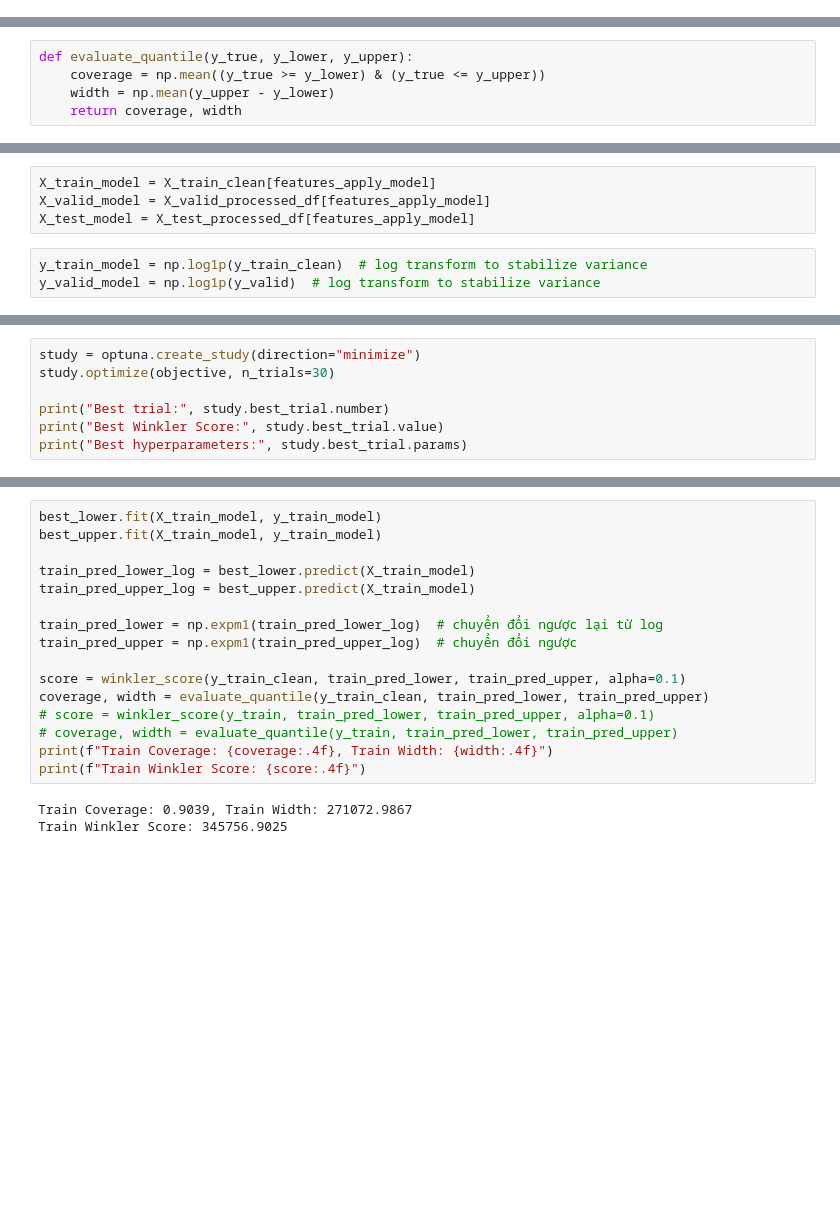
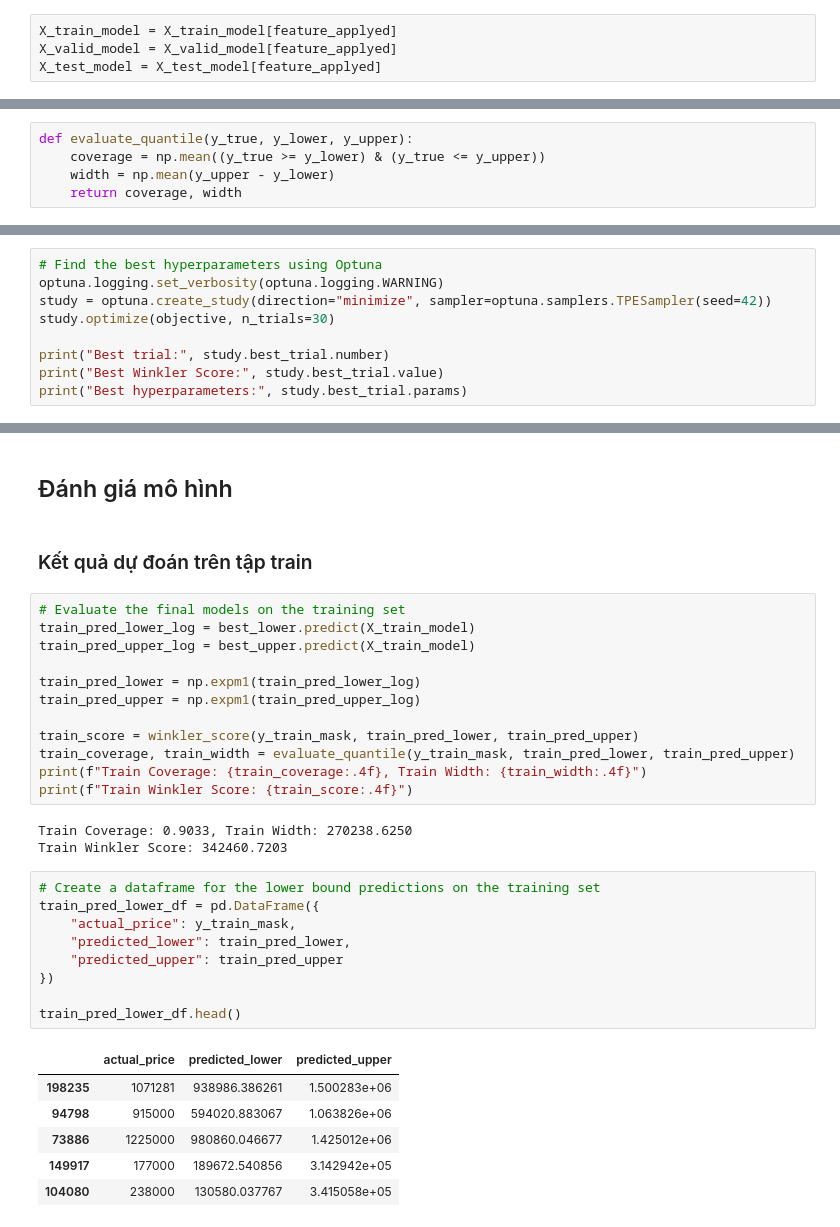
Before and after one commit to uyen312/Project_PTDLTM, a Jupyter notebook: C2/lightGbm.ipynb, the cells around one changed output, grey strips where cells are left out. Cells and saved outputs as stored; diff of their text form; blank space fills up the shorter version.

```diff
--- a/C2/lightGbm.ipynb
+++ b/C2/lightGbm.ipynb
@@ -319 +390,5 @@ features_apply_model = importances_df['feature']
+# %%
+X_train_model = X_train_model[feature_applyed]
+X_valid_model = X_valid_model[feature_applyed]
+X_test_model = X_test_model[feature_applyed]
 # %% [markdown]
@@ -372,7 +434,0 @@ y_train_clean = y_train[mask]
-# %%
-X_train_model = X_train_clean[features_apply_model]
-X_valid_model = X_valid_processed_df[features_apply_model]
-X_test_model = X_test_processed_df[features_apply_model]
-# %%
-y_train_model = np.log1p(y_train_clean)  # log transform to stabilize variance
-y_valid_model = np.log1p(y_valid)  # log transform to stabilize variance
@@ -416,5 +483,7 @@ def objective(trial):
 # %%
-study = optuna.create_study(direction="minimize")
+# Find the best hyperparameters using Optuna
+optuna.logging.set_verbosity(optuna.logging.WARNING)
+study = optuna.create_study(direction="minimize", sampler=optuna.samplers.TPESampler(seed=42))
 study.optimize(objective, n_trials=30)
 
 print("Best trial:", study.best_trial.number)
@@ -448,19 +509,35 @@ best_upper = lgb.LGBMRegressor(**{**best_params, "objective": "quantile", "alpha
+# %% [markdown]
+## Đánh giá mô hình
+# %% [markdown]
+### Kết quả dự đoán trên tập train
 # %%
-best_lower.fit(X_train_model, y_train_model)
-best_upper.fit(X_train_model, y_train_model)
-
+# Evaluate the final models on the training set
 train_pred_lower_log = best_lower.predict(X_train_model)
 train_pred_upper_log = best_upper.predict(X_train_model)
 
-train_pred_lower = np.expm1(train_pred_lower_log)  # chuyển đổi ngược lại từ log
-train_pred_upper = np.expm1(train_pred_upper_log)  # chuyển đổi ngược
+train_pred_lower = np.expm1(train_pred_lower_log)
+train_pred_upper = np.expm1(train_pred_upper_log)
 
-score = winkler_score(y_train_clean, train_pred_lower, train_pred_upper, alpha=0.1)
-coverage, width = evaluate_quantile(y_train_clean, train_pred_lower, train_pred_upper)
-# score = winkler_score(y_train, train_pred_lower, train_pred_upper, alpha=0.1)
-# coverage, width = evaluate_quantile(y_train, train_pred_lower, train_pred_upper)
-print(f"Train Coverage: {coverage:.4f}, Train Width: {width:.4f}")
-print(f"Train Winkler Score: {score:.4f}")
+train_score = winkler_score(y_train_mask, train_pred_lower, train_pred_upper)
+train_coverage, train_width = evaluate_quantile(y_train_mask, train_pred_lower, train_pred_upper)
+print(f"Train Coverage: {train_coverage:.4f}, Train Width: {train_width:.4f}")
+print(f"Train Winkler Score: {train_score:.4f}")
 # %% [output]
-Train Coverage: 0.9039, Train Width: 271072.9867
-Train Winkler Score: 345756.9025
+Train Coverage: 0.9033, Train Width: 270238.6250
+Train Winkler Score: 342460.7203
+# %%
+# Create a dataframe for the lower bound predictions on the training set
+train_pred_lower_df = pd.DataFrame({
+    "actual_price": y_train_mask,
+    "predicted_lower": train_pred_lower,
+    "predicted_upper": train_pred_upper
+})
+
+train_pred_lower_df.head()
+# %% [output]
+|  | actual_price | predicted_lower | predicted_upper |
+| 198235 | 1071281 | 938986.386261 | 1.500283e+06 |
+| 94798 | 915000 | 594020.883067 | 1.063826e+06 |
+| 73886 | 1225000 | 980860.046677 | 1.425012e+06 |
+| 149917 | 177000 | 189672.540856 | 3.142942e+05 |
+| 104080 | 238000 | 130580.037767 | 3.415058e+05 |
```
Also changed, not shown: parts of 89 cells of this notebook, 1 other file.
